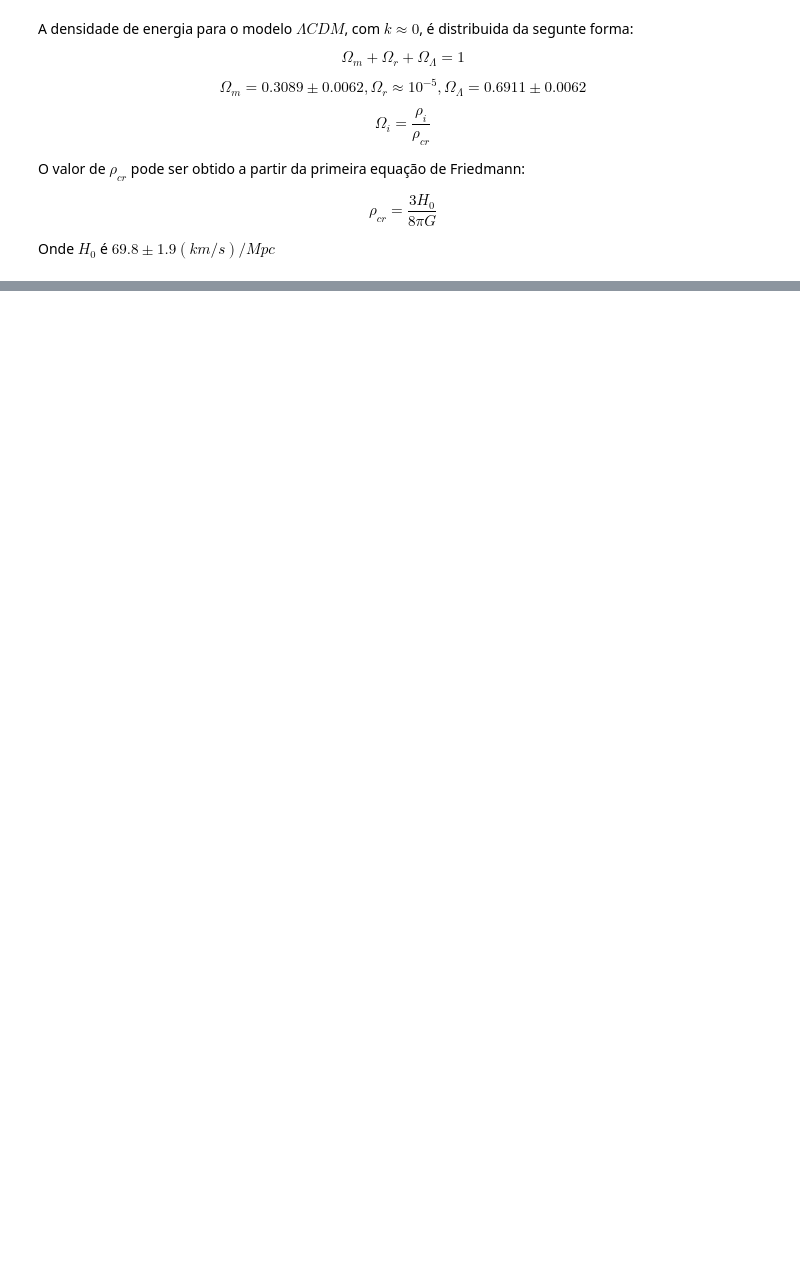
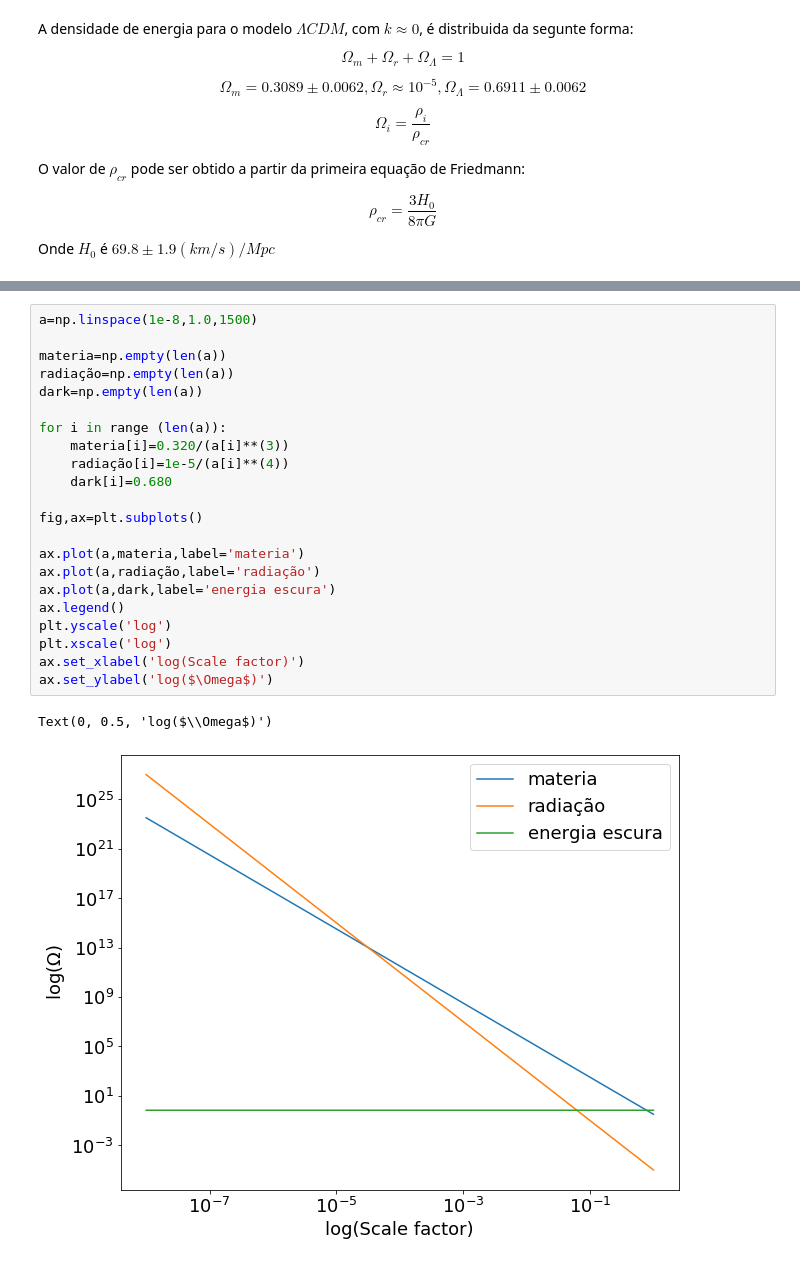
Before and after one commit to Corbanez97/Angular-correlation-CMB, a Jupyter notebook: UFE.ipynb, the cells around one changed output, grey strips where cells are left out. Saved outputs shown, nothing was run; the diff lists cells and outputs as text; blank space fills up the shorter version.

```diff
--- a/UFE.ipynb
+++ b/UFE.ipynb
@@ -68,0 +125,25 @@ Text(0.5, 0, 'Redshift z')
+# %%
+a=np.linspace(1e-8,1.0,1500)
+
+materia=np.empty(len(a))
+radiação=np.empty(len(a))
+dark=np.empty(len(a))
+
+for i in range (len(a)):
+    materia[i]=0.320/(a[i]**(3))
+    radiação[i]=1e-5/(a[i]**(4))
+    dark[i]=0.680
+
+fig,ax=plt.subplots()
+
+ax.plot(a,materia,label='materia')
+ax.plot(a,radiação,label='radiação')
+ax.plot(a,dark,label='energia escura')
+ax.legend()
+plt.yscale('log')
+plt.xscale('log')
+ax.set_xlabel('log(Scale factor)')
+ax.set_ylabel('log($\Omega$)')
+# %% [output]
+Text(0, 0.5, 'log($\\Omega$)')
+[figure, added]
```
Also changed, not shown: parts of 7 cells of this notebook.
